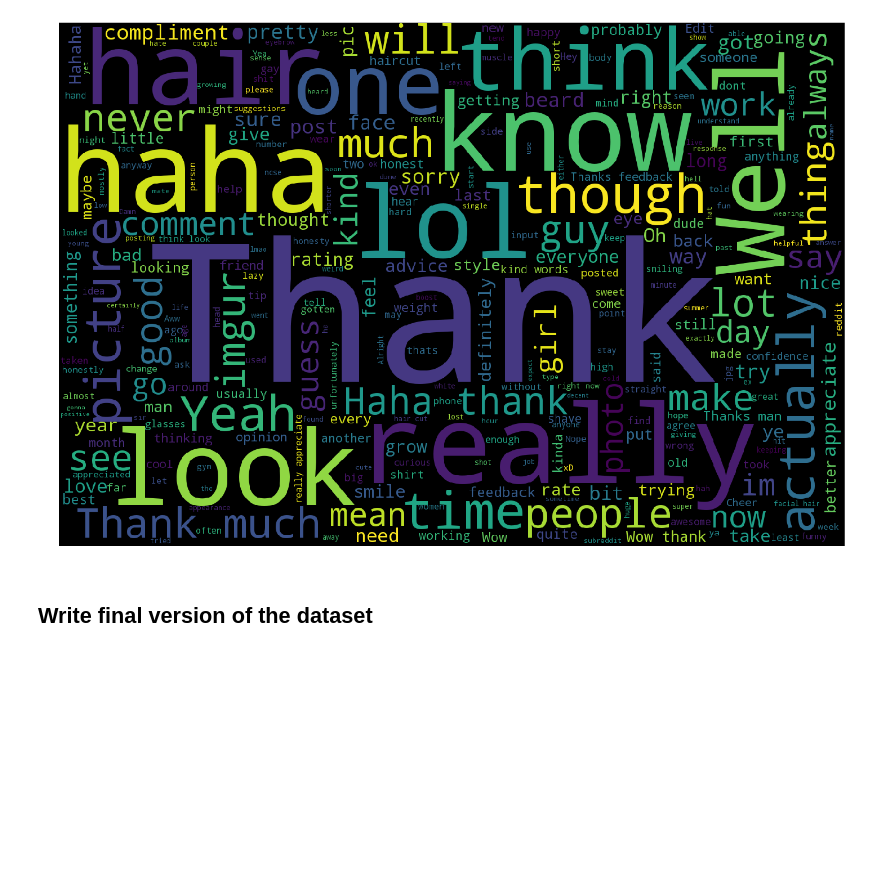
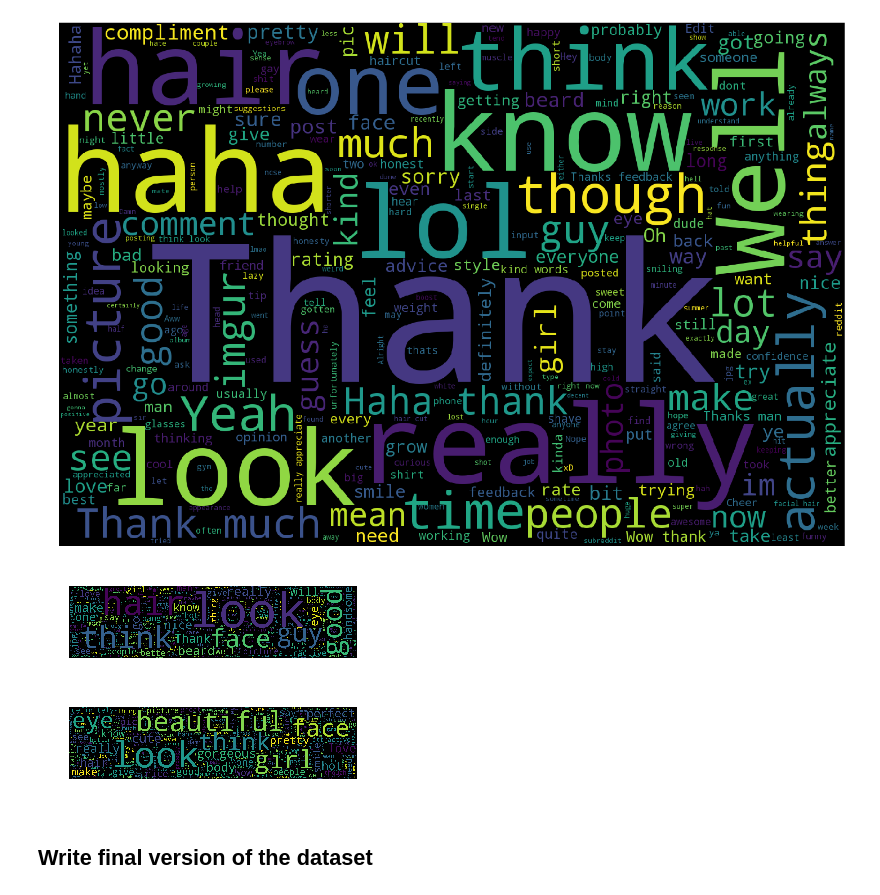
Before and after one commit to alexlyzhov/rateme, a Jupyter notebook: 6_Visualize.ipynb, the cells around one changed output. Saved outputs shown, nothing was run; the diff lists cells and outputs as text; code cells hidden in the pictures; blank space fills up the shorter version.

```diff
--- a/6_Visualize.ipynb
+++ b/6_Visualize.ipynb
@@ -334,6 +334,48 @@ for gender in ['male', 'female']:
 # %% [output]
 [figure]
 [figure]
+# %%
+comments = data[(data.comment_rating == 10) & (data.post_gender == gender)].comment_body.values
+# %%
+def save_image(data, filename):
+    sizes = np.shape(data)
+    fig = plt.figure()
+    fig.set_size_inches(1. * sizes[0] / sizes[1], 1, forward = False)
+    ax = plt.Axes(fig, [0., 0., 1., 1.])
+    ax.set_axis_off()
+    fig.add_axes(ax)
+    ax.imshow(data)
+    plt.savefig(filename, dpi = sizes[0], cmap='hot')
+    plt.close()
+
+data = np.random.randint(0, 100, (256, 256))
+save_image(data, '1.png')
+# %%
+# generate a poster for Kaggle
+for gender in ['male', 'female']:
+    comments = data[(data.comment_rating == 10) & (data.post_gender == gender)].comment_body.values
+    word_list = []
+    for comment in comments:
+        comment_words = comment.split()
+        word_list.extend(comment_words)
+    text = ' '.join(word_list)
+    width = 2400
+    height = 600
+    wordcloud = WordCloud(width=width, height=height, max_words=500).generate(text)
+#     plt.figure(figsize=(40, 10))
+    fig = plt.figure()
+    fig.set_size_inches(1. * width / height, 1, forward = False)
+    ax = plt.Axes(fig, [0., 0., 1., 1.])
+    ax.set_axis_off()
+    fig.add_axes(ax)
+    plt.imshow(wordcloud)
+#     plt.axis("off")
+#     plt.tight_layout()
+#     plt.savefig('poster.png', bbox_inches='tight')
+    plt.savefig(gender + '_poster.png', dpi = width)
+# %% [output]
+[figure, added]
+[figure, added]
 # %% [markdown]
 ## Write final version of the dataset
 # %%
```
Also changed, not shown: 1 other file.
